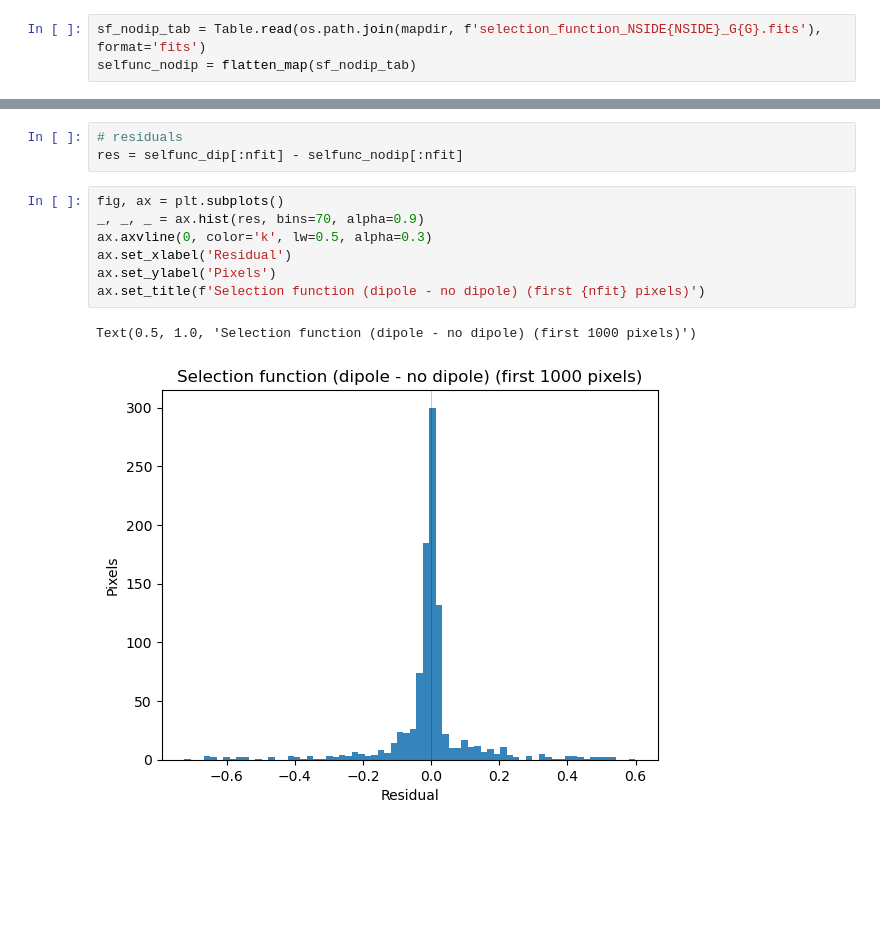
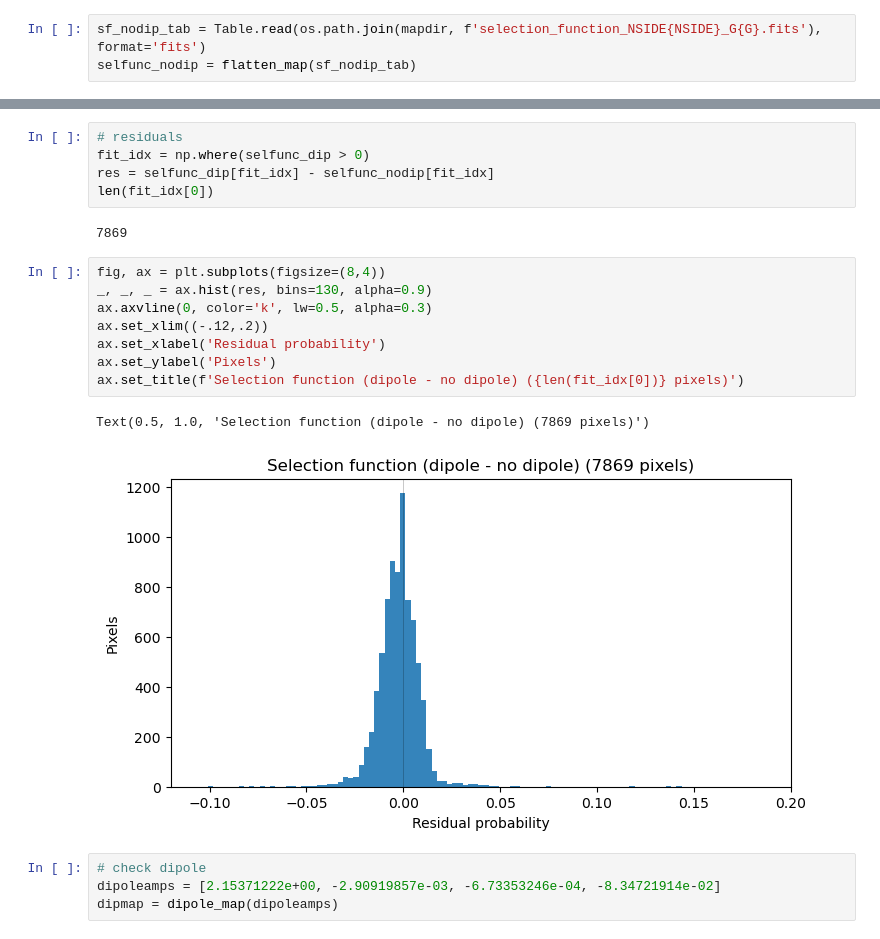
Before and after one commit to abbyw24/lss-dipoles, a Jupyter notebook: notebooks/selfunc_with_dipole_13-6-23.ipynb, the cells around one changed output, grey strips where cells are left out. Drawn from its saved outputs; the diff is of its cells as text; blank space fills up the shorter version.

```diff
--- a/notebooks/selfunc_with_dipole_13-6-23.ipynb
+++ b/notebooks/selfunc_with_dipole_13-6-23.ipynb
@@ -63,13 +63,22 @@ plot_map(selfunc_dip, title='Selection function (dipole)', unit='probability')
 # %%
 # residuals
-res = selfunc_dip[:nfit] - selfunc_nodip[:nfit]
+fit_idx = np.where(selfunc_dip > 0)
+res = selfunc_dip[fit_idx] - selfunc_nodip[fit_idx]
+len(fit_idx[0])
+# %% [output]
+7869
 # %%
-fig, ax = plt.subplots()
-_, _, _ = ax.hist(res, bins=70, alpha=0.9)
+fig, ax = plt.subplots(figsize=(8,4))
+_, _, _ = ax.hist(res, bins=130, alpha=0.9)
 ax.axvline(0, color='k', lw=0.5, alpha=0.3)
-ax.set_xlabel('Residual')
+ax.set_xlim((-.12,.2))
+ax.set_xlabel('Residual probability')
 ax.set_ylabel('Pixels')
-ax.set_title(f'Selection function (dipole - no dipole) (first {nfit} pixels)')
+ax.set_title(f'Selection function (dipole - no dipole) ({len(fit_idx[0])} pixels)')
 # %% [output]
-Text(0.5, 1.0, 'Selection function (dipole - no dipole) (first 1000 pixels)')
+Text(0.5, 1.0, 'Selection function (dipole - no dipole) (7869 pixels)')
-[figure, old version]
+[figure, new version]
+# %%
+# check dipole
+dipoleamps = [2.15371222e+00, -2.90919857e-03, -6.73353246e-04, -8.34721914e-02]
+dipmap = dipole_map(dipoleamps)
```
Also changed, not shown: parts of 15 cells of this notebook, 1 other file.
